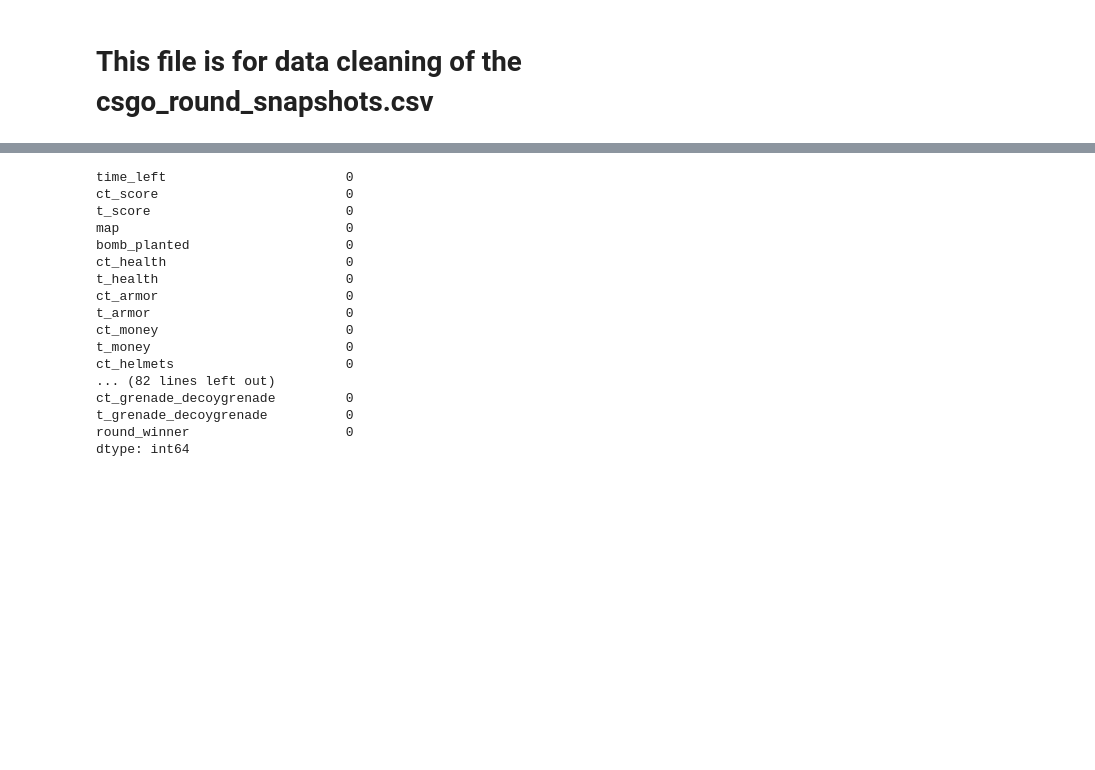
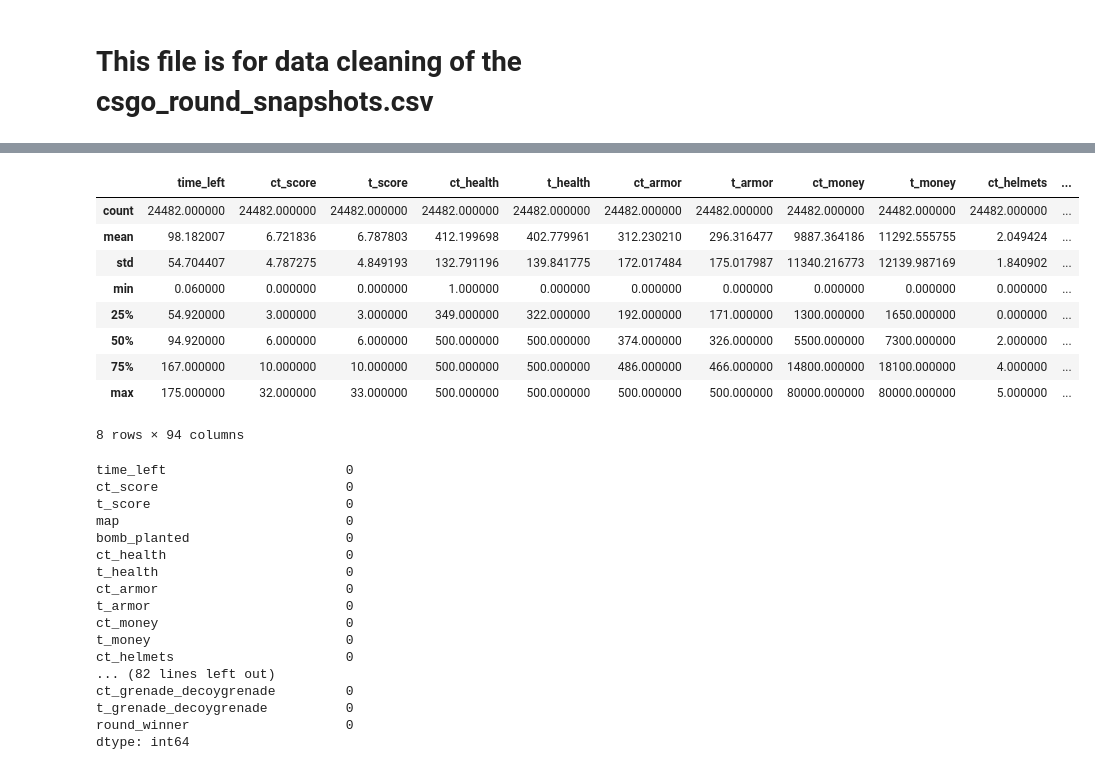
Before and after one commit to ehuang996/EE451-Final-Project, a Jupyter notebook: svm/Data.ipynb, the cells around one changed output, grey strips where cells are left out. Cells and saved outputs as stored; diff of their text form; code cells hidden in the pictures; blank space fills up the shorter version.

```diff
--- a/svm/Data.ipynb
+++ b/svm/Data.ipynb
@@ -56,3 +62,16 @@ data.describe()
 8 rows × 94 columns
+# %%
+data_test.describe()
+# %% [output]
+|  | time_left | ct_score | t_score | ct_health | t_health | ct_armor | t_armor | ct_money | t_money | ct_helmets | ... |
+| count | 24482.000000 | 24482.000000 | 24482.000000 | 24482.000000 | 24482.000000 | 24482.000000 | 24482.000000 | 24482.000000 | 24482.000000 | 24482.000000 | ... |
+| mean | 98.182007 | 6.721836 | 6.787803 | 412.199698 | 402.779961 | 312.230210 | 296.316477 | 9887.364186 | 11292.555755 | 2.049424 | ... |
+| std | 54.704407 | 4.787275 | 4.849193 | 132.791196 | 139.841775 | 172.017484 | 175.017987 | 11340.216773 | 12139.987169 | 1.840902 | ... |
+| min | 0.060000 | 0.000000 | 0.000000 | 1.000000 | 0.000000 | 0.000000 | 0.000000 | 0.000000 | 0.000000 | 0.000000 | ... |
+| 25% | 54.920000 | 3.000000 | 3.000000 | 349.000000 | 322.000000 | 192.000000 | 171.000000 | 1300.000000 | 1650.000000 | 0.000000 | ... |
+| 50% | 94.920000 | 6.000000 | 6.000000 | 500.000000 | 500.000000 | 374.000000 | 326.000000 | 5500.000000 | 7300.000000 | 2.000000 | ... |
+| 75% | 167.000000 | 10.000000 | 10.000000 | 500.000000 | 500.000000 | 486.000000 | 466.000000 | 14800.000000 | 18100.000000 | 4.000000 | ... |
+| max | 175.000000 | 32.000000 | 33.000000 | 500.000000 | 500.000000 | 500.000000 | 500.000000 | 80000.000000 | 80000.000000 | 5.000000 | ... |
+8 rows × 94 columns
 # %%
 pd.set_option('display.max_rows', None)
```
Also changed, not shown: parts of 11 cells of this notebook, 4 other files.
